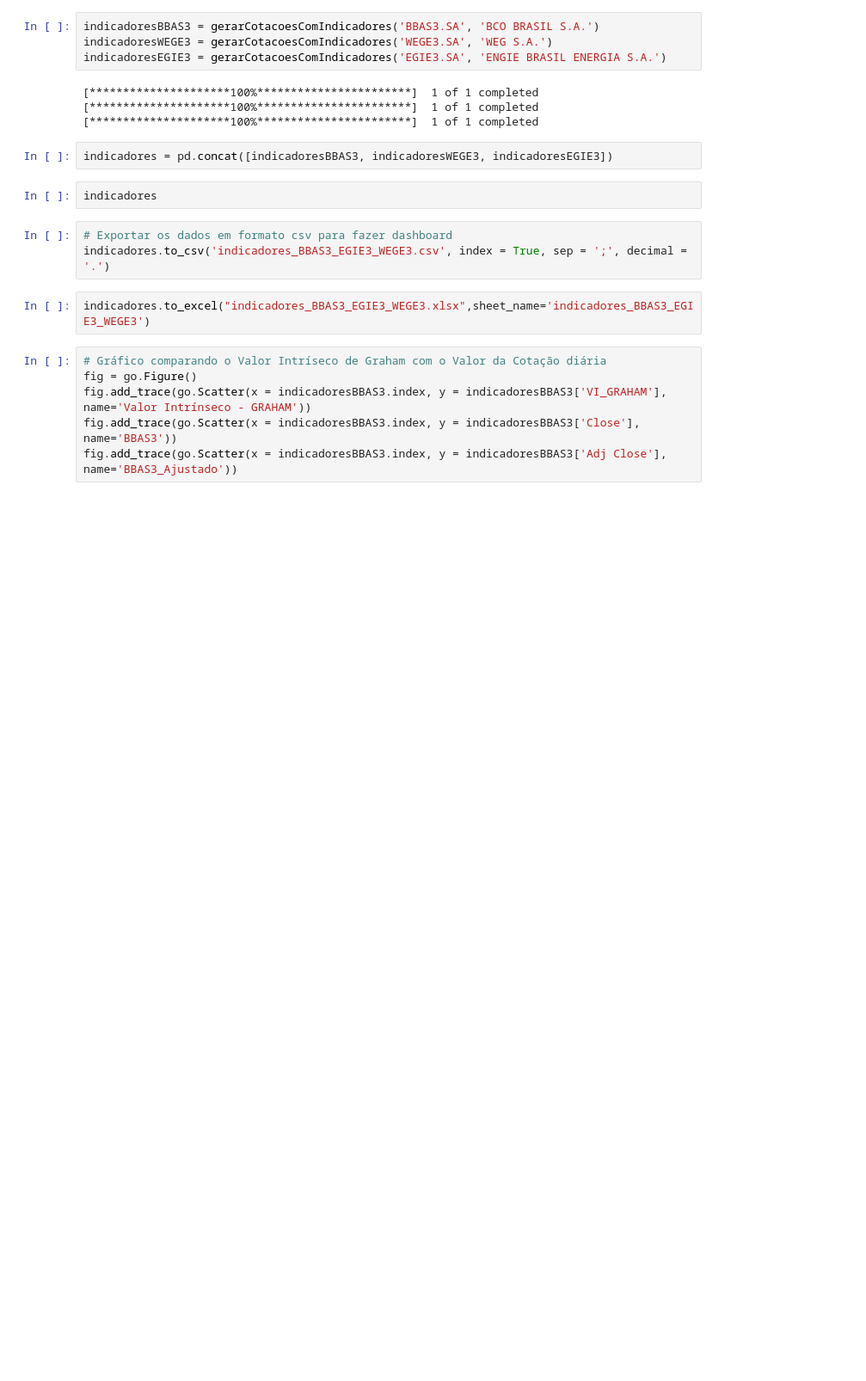
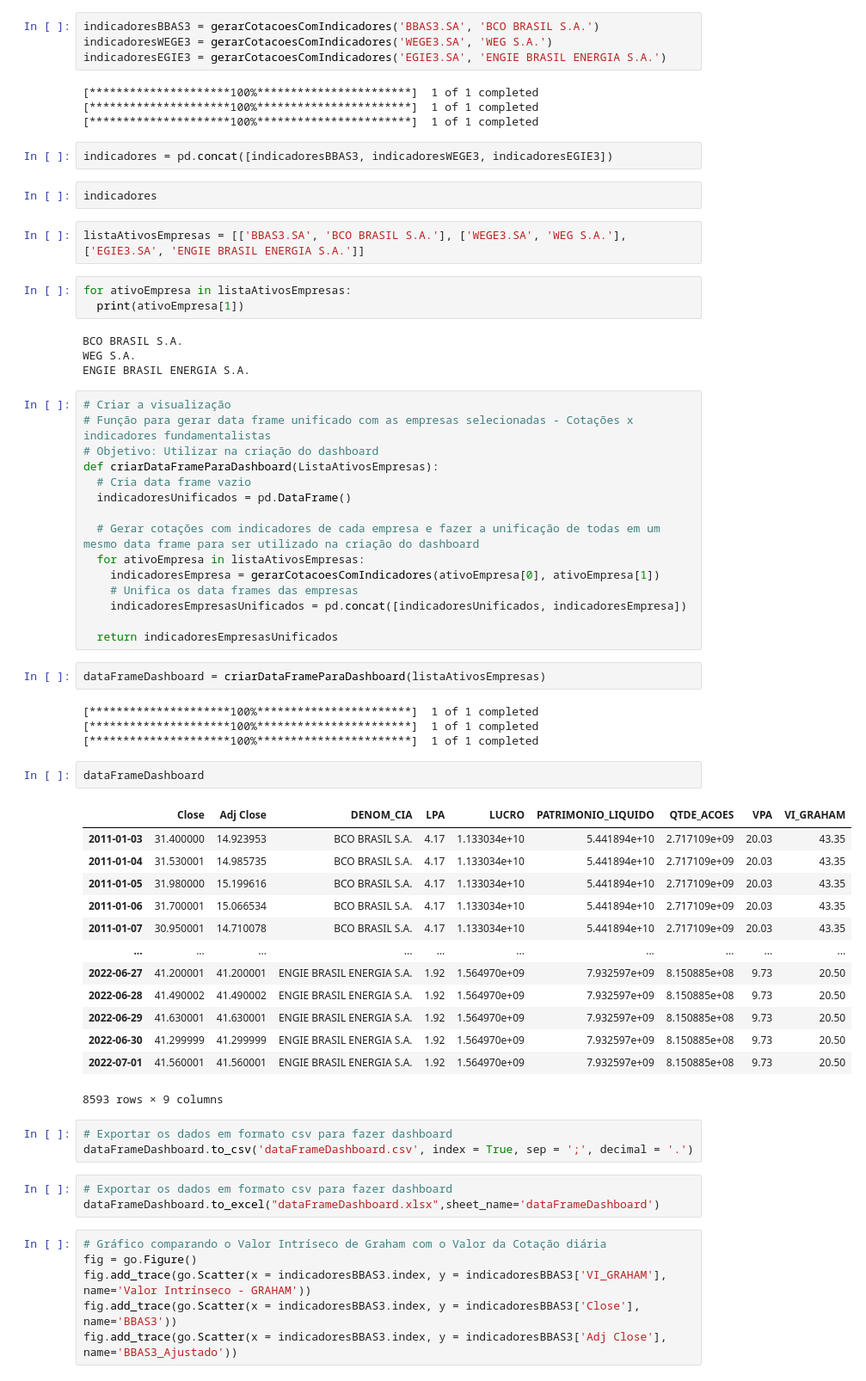
Before and after one commit to oldairjsilva/IGTI, a Jupyter notebook: Projeto_Aplicado_CD.ipynb, the cells around one changed output. Shown at 86% size. Drawn from its saved outputs; the diff is of its cells as text; blank space fills up the shorter version.

```diff
--- a/Projeto_Aplicado_CD.ipynb
+++ b/Projeto_Aplicado_CD.ipynb
@@ -252,11 +251,58 @@ indicadoresEGIE3 = gerarCotacoesComIndicadores('EGIE3.SA', 'ENGIE BRASIL ENERGIA
 indicadores = pd.concat([indicadoresBBAS3, indicadoresWEGE3, indicadoresEGIE3])
 # %%
 indicadores
+# %%
+listaAtivosEmpresas = [['BBAS3.SA', 'BCO BRASIL S.A.'], ['WEGE3.SA', 'WEG S.A.'], ['EGIE3.SA', 'ENGIE BRASIL ENERGIA S.A.']]
+# %%
+for ativoEmpresa in listaAtivosEmpresas:
+  print(ativoEmpresa[1])
+# %% [output]
+BCO BRASIL S.A.
+WEG S.A.
+ENGIE BRASIL ENERGIA S.A.
+# %%
+# Criar a visualização
+# Função para gerar data frame unificado com as empresas selecionadas - Cotações x indicadores fundamentalistas
+# Objetivo: Utilizar na criação do dashboard
+def criarDataFrameParaDashboard(ListaAtivosEmpresas):
+  # Cria data frame vazio
+  indicadoresUnificados = pd.DataFrame()
+
+  # Gerar cotações com indicadores de cada empresa e fazer a unificação de todas em um mesmo data frame para ser utilizado na criação do dashboard
+  for ativoEmpresa in listaAtivosEmpresas:
+    indicadoresEmpresa = gerarCotacoesComIndicadores(ativoEmpresa[0], ativoEmpresa[1])
+    # Unifica os data frames das empresas
+    indicadoresEmpresasUnificados = pd.concat([indicadoresUnificados, indicadoresEmpresa])
+
+  return indicadoresEmpresasUnificados
+# %%
+dataFrameDashboard = criarDataFrameParaDashboard(listaAtivosEmpresas)
+# %% [output]
+[*********************100%***********************]  1 of 1 completed
+[*********************100%***********************]  1 of 1 completed
+[*********************100%***********************]  1 of 1 completed
+# %%
+dataFrameDashboard
+# %% [output]
+|  | Close | Adj Close | DENOM_CIA | LPA | LUCRO | PATRIMONIO_LIQUIDO | QTDE_ACOES | VPA | VI_GRAHAM |
+| 2011-01-03 | 31.400000 | 14.923953 | BCO BRASIL S.A. | 4.17 | 1.133034e+10 | 5.441894e+10 | 2.717109e+09 | 20.03 | 43.35 |
+| 2011-01-04 | 31.530001 | 14.985735 | BCO BRASIL S.A. | 4.17 | 1.133034e+10 | 5.441894e+10 | 2.717109e+09 | 20.03 | 43.35 |
+| 2011-01-05 | 31.980000 | 15.199616 | BCO BRASIL S.A. | 4.17 | 1.133034e+10 | 5.441894e+10 | 2.717109e+09 | 20.03 | 43.35 |
+| 2011-01-06 | 31.700001 | 15.066534 | BCO BRASIL S.A. | 4.17 | 1.133034e+10 | 5.441894e+10 | 2.717109e+09 | 20.03 | 43.35 |
+| 2011-01-07 | 30.950001 | 14.710078 | BCO BRASIL S.A. | 4.17 | 1.133034e+10 | 5.441894e+10 | 2.717109e+09 | 20.03 | 43.35 |
+| ... | ... | ... | ... | ... | ... | ... | ... | ... | ... |
+| 2022-06-27 | 41.200001 | 41.200001 | ENGIE BRASIL ENERGIA S.A. | 1.92 | 1.564970e+09 | 7.932597e+09 | 8.150885e+08 | 9.73 | 20.50 |
+| 2022-06-28 | 41.490002 | 41.490002 | ENGIE BRASIL ENERGIA S.A. | 1.92 | 1.564970e+09 | 7.932597e+09 | 8.150885e+08 | 9.73 | 20.50 |
+| 2022-06-29 | 41.630001 | 41.630001 | ENGIE BRASIL ENERGIA S.A. | 1.92 | 1.564970e+09 | 7.932597e+09 | 8.150885e+08 | 9.73 | 20.50 |
+| 2022-06-30 | 41.299999 | 41.299999 | ENGIE BRASIL ENERGIA S.A. | 1.92 | 1.564970e+09 | 7.932597e+09 | 8.150885e+08 | 9.73 | 20.50 |
+| 2022-07-01 | 41.560001 | 41.560001 | ENGIE BRASIL ENERGIA S.A. | 1.92 | 1.564970e+09 | 7.932597e+09 | 8.150885e+08 | 9.73 | 20.50 |
+8593 rows × 9 columns
 # %%
 # Exportar os dados em formato csv para fazer dashboard
-indicadores.to_csv('indicadores_BBAS3_EGIE3_WEGE3.csv', index = True, sep = ';', decimal = '.')
+dataFrameDashboard.to_csv('dataFrameDashboard.csv', index = True, sep = ';', decimal = '.')
-# %%
-indicadores.to_excel("indicadores_BBAS3_EGIE3_WEGE3.xlsx",sheet_name='indicadores_BBAS3_EGIE3_WEGE3')
+# %%
+# Exportar os dados em formato csv para fazer dashboard
+dataFrameDashboard.to_excel("dataFrameDashboard.xlsx",sheet_name='dataFrameDashboard')
 # %%
 # Gráfico comparando o Valor Intríseco de Graham com o Valor da Cotação diária
 fig = go.Figure()
```
Also changed, not shown: parts of 4 cells of this notebook.
